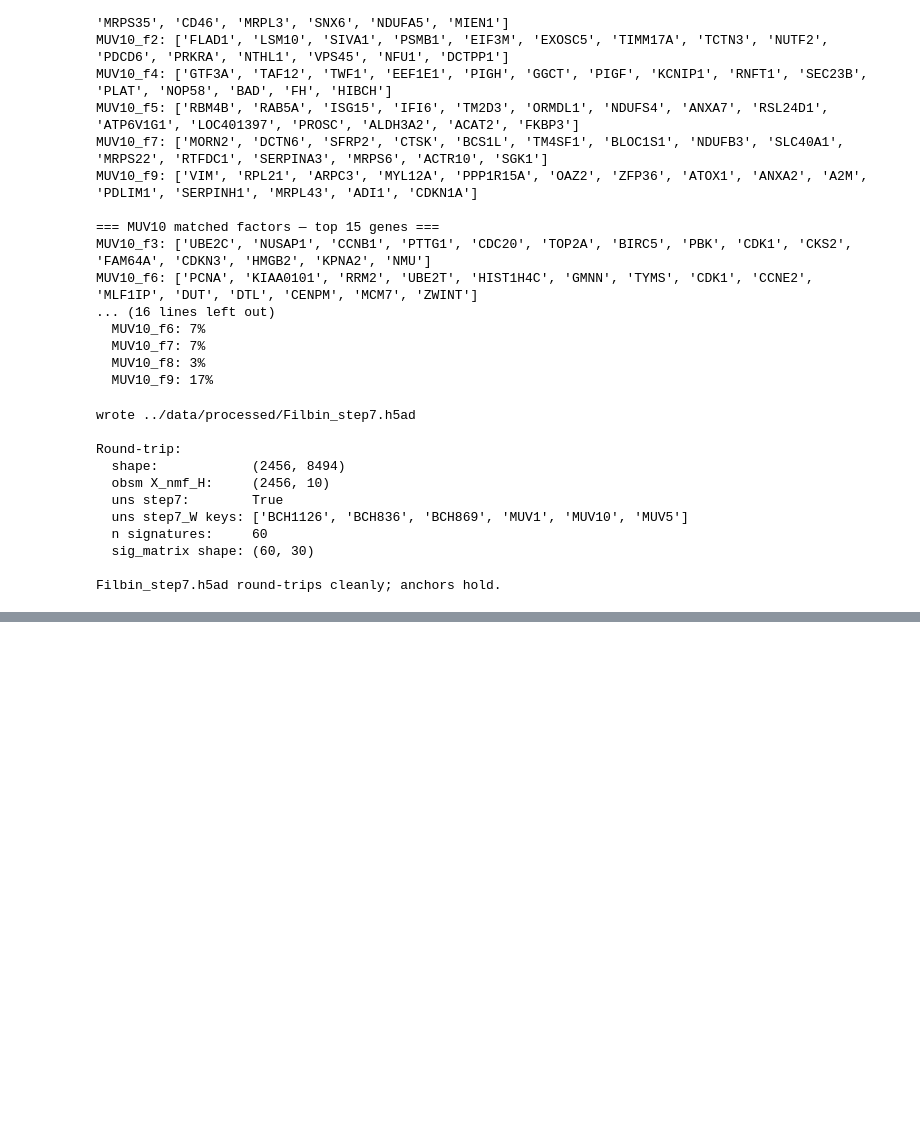
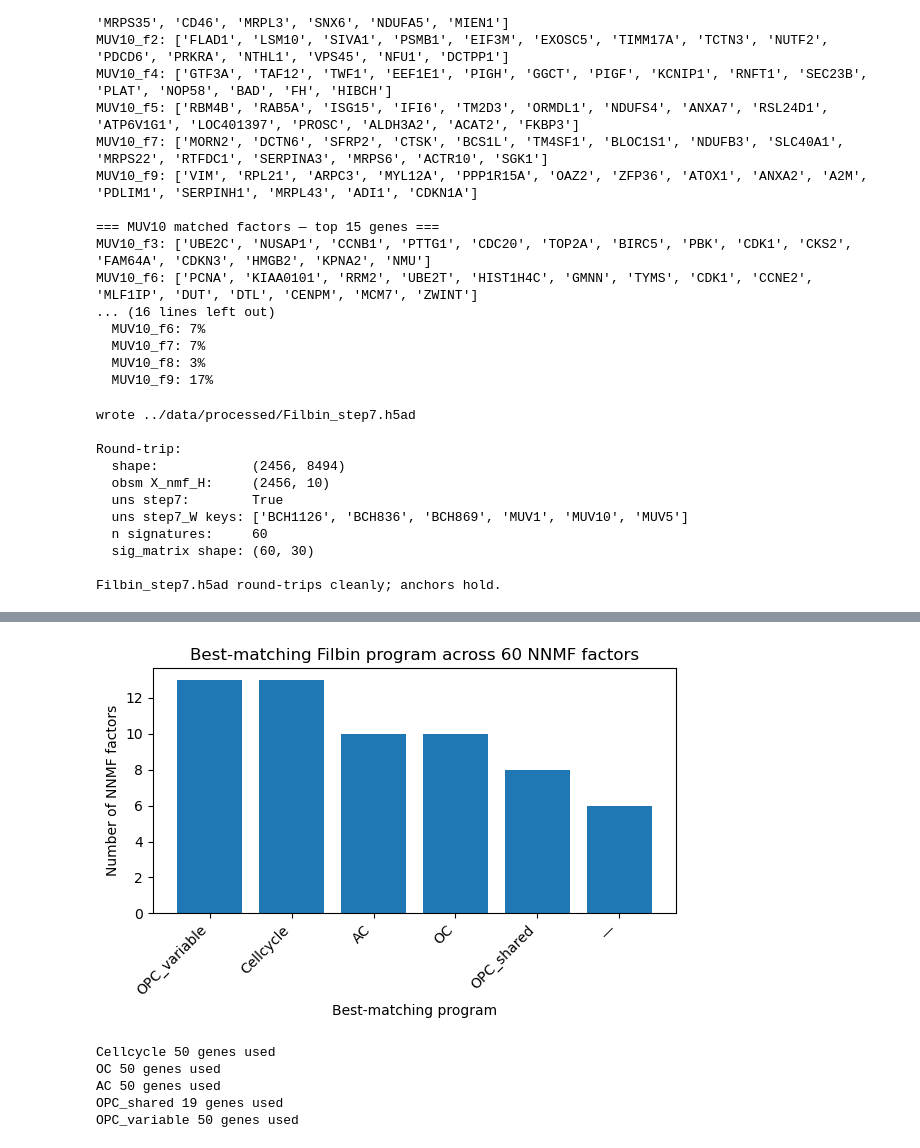
Before and after one commit to kianinsilico/masters_thesis, a Jupyter notebook: pyScript/step7_notebook.ipynb, the cells around one changed output, grey strips where cells are left out. Saved outputs shown, nothing was run; the diff lists cells and outputs as text; code cells hidden in the pictures; blank space fills up the shorter version.

```diff
--- a/pyScript/step7_notebook.ipynb
+++ b/pyScript/step7_notebook.ipynb
@@ -506,0 +629,38 @@ Filbin_step7.h5ad round-trips cleanly; anchors hold.
+# %%
+counts = overlap["best_match"].value_counts()
+
+fig, ax = plt.subplots(figsize=(6, 4))
+ax.bar(counts.index.astype(str), counts.values)
+
+ax.set_title("Best-matching Filbin program across 60 NNMF factors")
+ax.set_xlabel("Best-matching program")
+ax.set_ylabel("Number of NNMF factors")
+
+plt.xticks(rotation=45, ha="right")
+plt.tight_layout()
+plt.show()
+# %% [output]
+[figure, added]
+# %%
+import scanpy as sc
+import numpy as np
+
+Er = adata.layers["centered_within_tumor"]
+Er = Er.toarray() if hasattr(Er, "toarray") else np.asarray(Er)
+
+gene_to_idx = {g: i for i, g in enumerate(adata.var_names)}
+
+for program, geneset in prog_lists.items():
+    genes_present = [g for g in geneset if g in gene_to_idx]
+    idx = [gene_to_idx[g] for g in genes_present]
+
+    score = Er[:, idx].mean(axis=1)
+    adata.obs[f"S7_{program}_score"] = score
+
+    print(program, len(genes_present), "genes used")
+# %% [output]
+Cellcycle 50 genes used
+OC 50 genes used
+AC 50 genes used
+OPC_shared 19 genes used
+OPC_variable 50 genes used
```
Also changed, not shown: parts of 10 cells of this notebook.
